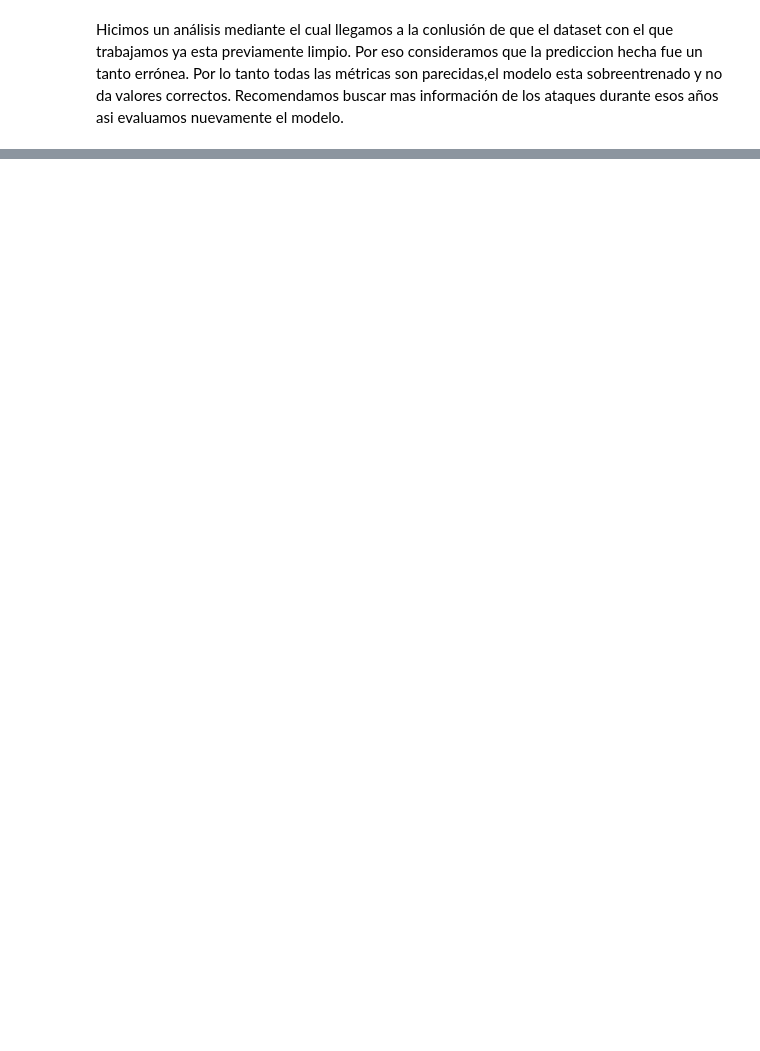
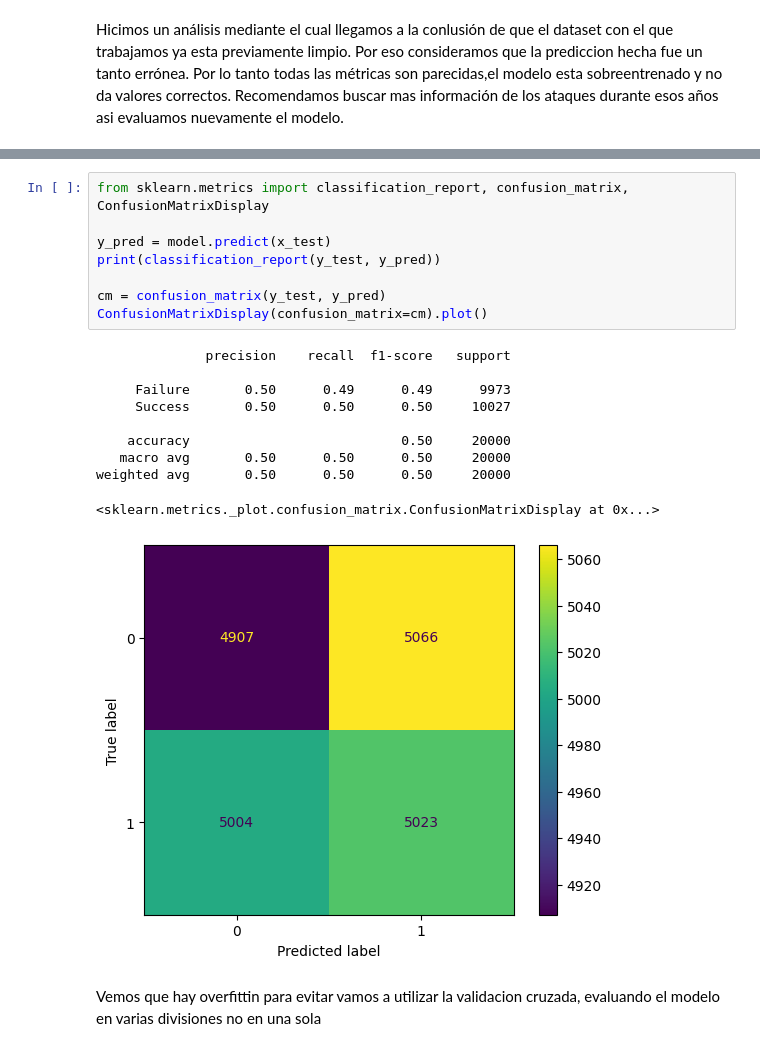
Before and after one commit to Analia-Rivera/-Ciencia_de_datos-Pre_entregas, a Jupyter notebook: Pre_entrega_3_ciberseguridad.ipynb, the cells around one changed output, grey strips where cells are left out. Cells and saved outputs as stored; diff of their text form; blank space fills up the shorter version.

```diff
--- a/Pre_entrega_3_ciberseguridad.ipynb
+++ b/Pre_entrega_3_ciberseguridad.ipynb
@@ -394,0 +404,21 @@ Recomendamos buscar mas información de los ataques durante esos años asi evalu
+# %%
+from sklearn.metrics import classification_report, confusion_matrix, ConfusionMatrixDisplay
+
+y_pred = model.predict(x_test)
+print(classification_report(y_test, y_pred))
+
+cm = confusion_matrix(y_test, y_pred)
+ConfusionMatrixDisplay(confusion_matrix=cm).plot()
+# %% [output]
+              precision    recall  f1-score   support
+
+     Failure       0.50      0.49      0.49      9973
+     Success       0.50      0.50      0.50     10027
+
+    accuracy                           0.50     20000
+   macro avg       0.50      0.50      0.50     20000
+weighted avg       0.50      0.50      0.50     20000
+<sklearn.metrics._plot.confusion_matrix.ConfusionMatrixDisplay at 0x...>
+[figure, added]
+# %% [markdown]
+Vemos que hay overfittin para evitar vamos a utilizar la validacion cruzada, evaluando el modelo en varias divisiones no en una sola
```
Also changed, not shown: parts of 59 cells of this notebook.
